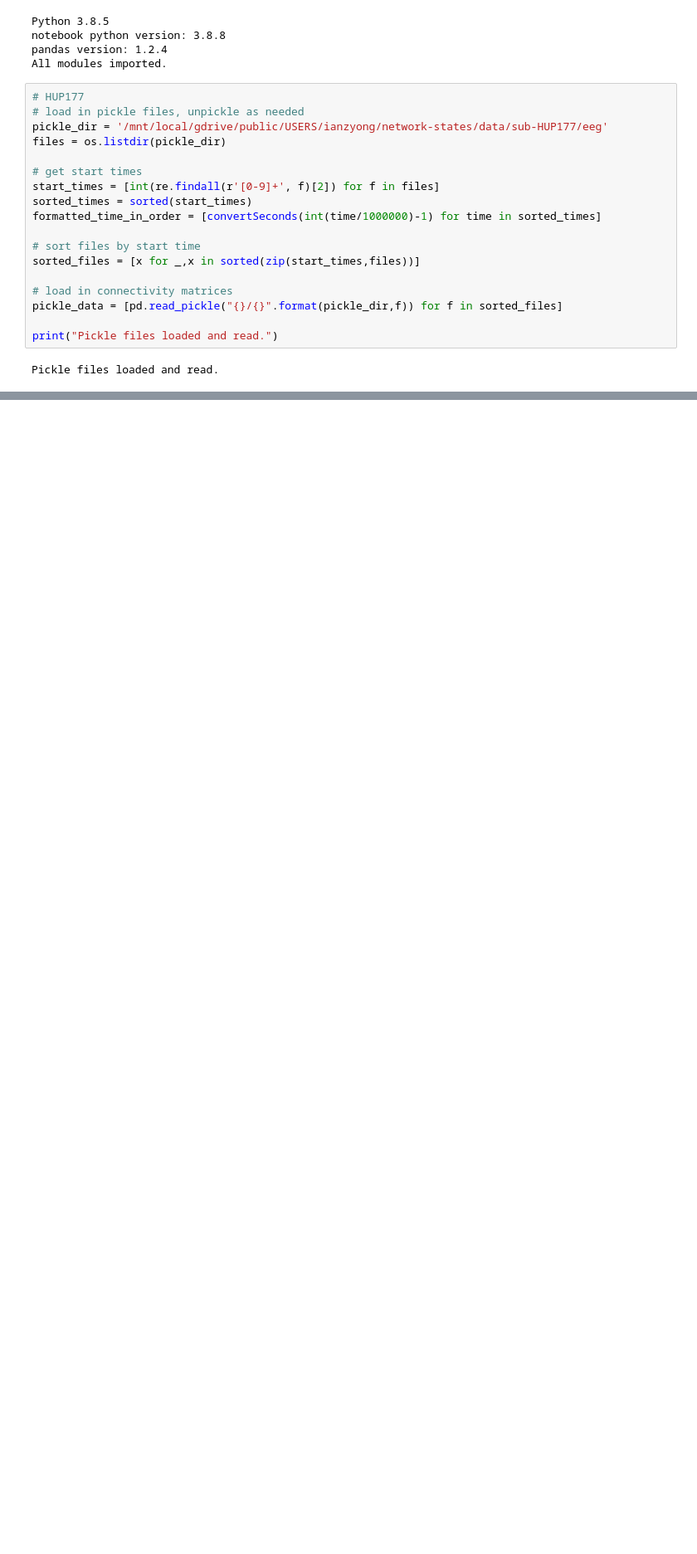
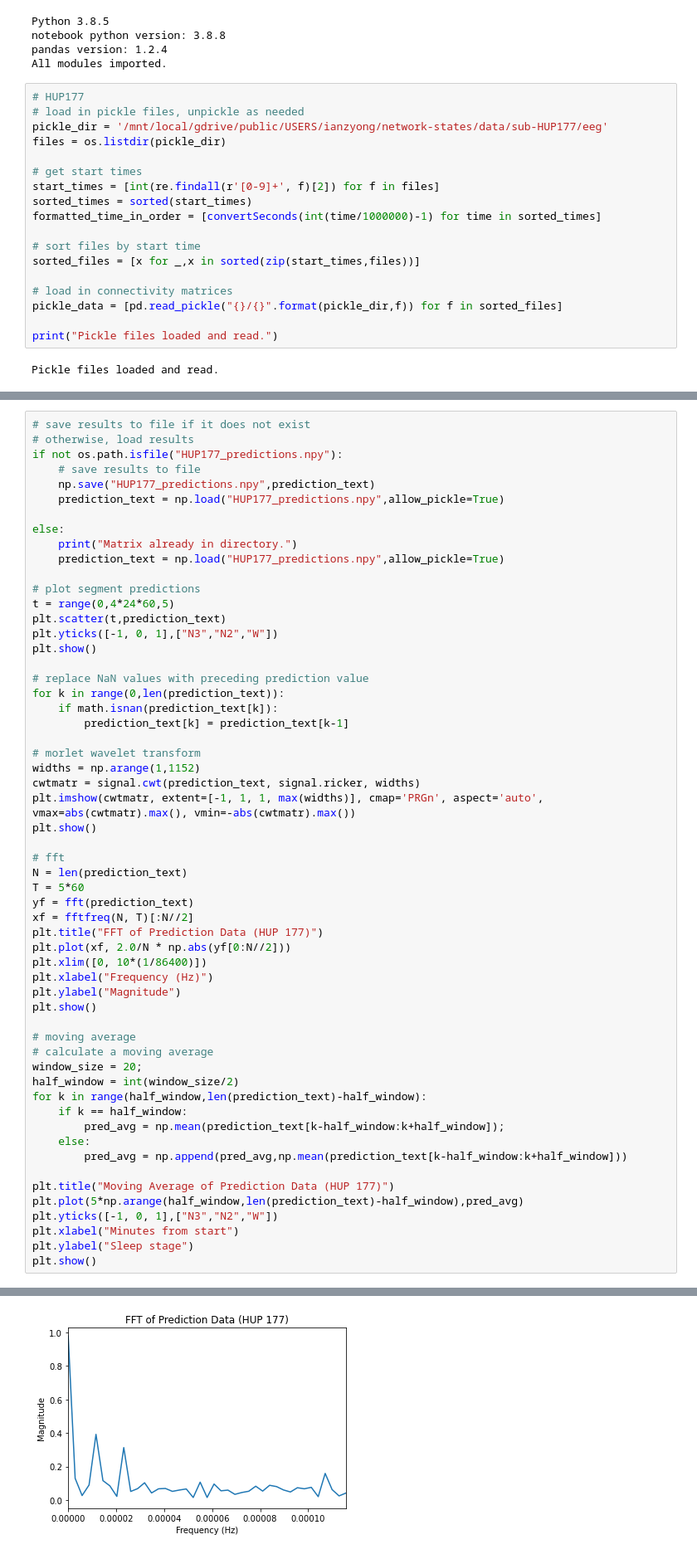
Before and after one commit to ianzyong/network-states, a Jupyter notebook: notebooks/Sleep Model Validation.ipynb, the cells around one changed output, grey strips where cells are left out. Shown at 83% size. Saved outputs shown, nothing was run; the diff lists cells and outputs as text; blank space fills up the shorter version.

```diff
--- a/notebooks/Sleep Model Validation.ipynb
+++ b/notebooks/Sleep Model Validation.ipynb
@@ -182,0 +185,58 @@ for segment in bipolar_data:
+# %%
+# save results to file if it does not exist
+# otherwise, load results
+if not os.path.isfile("HUP177_predictions.npy"):
+    # save results to file
+    np.save("HUP177_predictions.npy",prediction_text)
+    prediction_text = np.load("HUP177_predictions.npy",allow_pickle=True)
+
+else:
+    print("Matrix already in directory.")
+    prediction_text = np.load("HUP177_predictions.npy",allow_pickle=True)
+
+# plot segment predictions
+t = range(0,4*24*60,5)
+plt.scatter(t,prediction_text)
+plt.yticks([-1, 0, 1],["N3","N2","W"])
+plt.show()
+
+# replace NaN values with preceding prediction value
+for k in range(0,len(prediction_text)):
+    if math.isnan(prediction_text[k]):
+        prediction_text[k] = prediction_text[k-1]
+
+# morlet wavelet transform
+widths = np.arange(1,1152)
+cwtmatr = signal.cwt(prediction_text, signal.ricker, widths)
+plt.imshow(cwtmatr, extent=[-1, 1, 1, max(widths)], cmap='PRGn', aspect='auto', vmax=abs(cwtmatr).max(), vmin=-abs(cwtmatr).max())
+plt.show()
+
+# fft
+N = len(prediction_text)
+T = 5*60
+yf = fft(prediction_text)
+xf = fftfreq(N, T)[:N//2]
+plt.title("FFT of Prediction Data (HUP 177)")
+plt.plot(xf, 2.0/N * np.abs(yf[0:N//2]))
+plt.xlim([0, 10*(1/86400)])
+plt.xlabel("Frequency (Hz)")
+plt.ylabel("Magnitude")
+plt.show()
+
+# moving average
+# calculate a moving average
+window_size = 20;
+half_window = int(window_size/2)
+for k in range(half_window,len(prediction_text)-half_window):
+    if k == half_window:
+        pred_avg = np.mean(prediction_text[k-half_window:k+half_window]);
+    else:
+        pred_avg = np.append(pred_avg,np.mean(prediction_text[k-half_window:k+half_window]))
+
+plt.title("Moving Average of Prediction Data (HUP 177)")
+plt.plot(5*np.arange(half_window,len(prediction_text)-half_window),pred_avg)
+plt.yticks([-1, 0, 1],["N3","N2","W"])
+plt.xlabel("Minutes from start")
+plt.ylabel("Sleep stage")
+plt.show()
+# %% [output]
@@ -182,0 +246 @@ for segment in bipolar_data:
+[figure, added]
```
Also changed, not shown: parts of 14 cells of this notebook.
